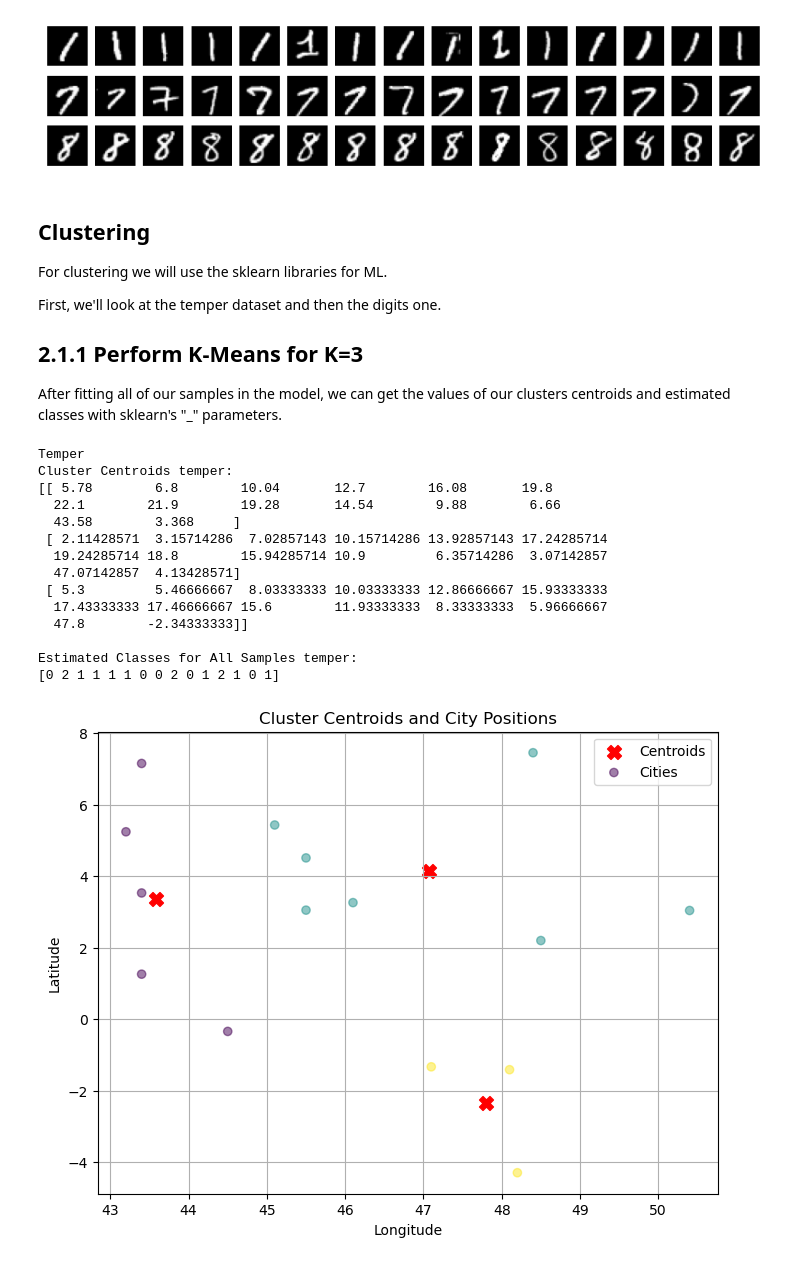
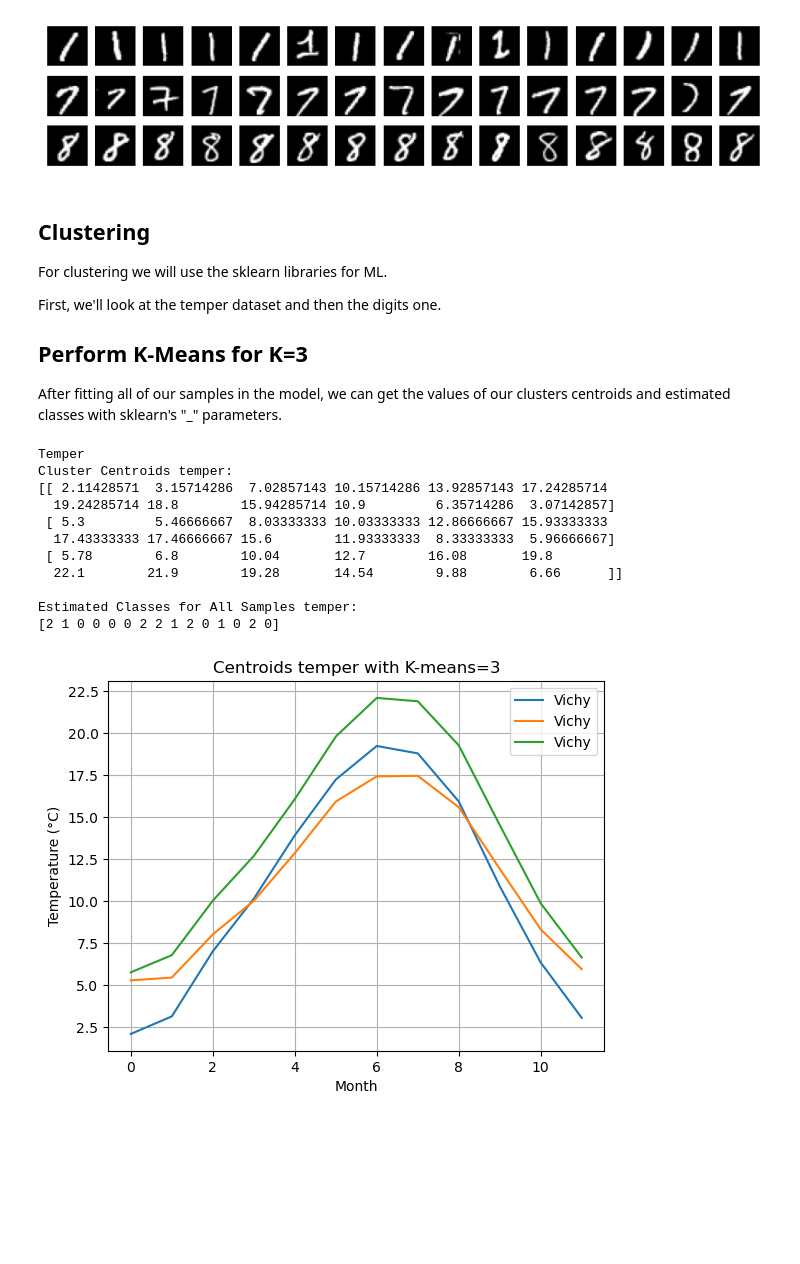
Before and after one commit to Nicolassaint/X-Intro_ML, a Jupyter notebook: code_report.ipynb, the cells around one changed output. Drawn from its saved outputs; the diff is of its cells as text; code cells hidden in the pictures; blank space fills up the shorter version.

```diff
--- a/code_report.ipynb
+++ b/code_report.ipynb
@@ -143,55 +144,47 @@ For clustering we will use the sklearn libraries for ML.
 
 First, we'll look at the temper dataset and then the digits one.
 
-## 2.1.1 Perform K-Means for K=3
+## Perform K-Means for K=3
 
 After fitting all of our samples in the model, we can get the values of our clusters centroids and estimated classes with sklearn's "_" parameters.
 # %%
 
 from sklearn.cluster import KMeans
 
 # K-means clustering with K=3
 kmeans_temper = KMeans(n_clusters=3, random_state=0)
-kmeans_temper.fit(x1['data'])
+kmeans_temper.fit(data_temperatures)
 
 # Get cluster centroids and estimated classes
 cluster_centroids_temper = kmeans_temper.cluster_centers_
 estimated_classes_temper = kmeans_temper.labels_
 
 # Access to the cluster centroids and estimated classes :
 print("Temper")
 print("Cluster Centroids temper:")
 print(cluster_centroids_temper)
 print("\nEstimated Classes for All Samples temper:")
 print(estimated_classes_temper)
 
-# 2.1.2 Plot the cluster centroids
-pl.figure(figsize=(8, 6))
-pl.scatter(cluster_centroids_temper[:, -2], cluster_centroids_temper[:, -1], marker='X', s=100, c='red', label='Centroids')
-pl.scatter(x1['data'][:, -2], x1['data'][:, -1], c=kmeans_temper.labels_, cmap='viridis', alpha=0.5, label='Cities')
-pl.xlabel('Longitude')
-pl.ylabel('Latitude')
-pl.title('Cluster Centroids and City Positions')
+#Transpose the cluster of centroids
+pl.plot(cluster_centroids_temper.T,label=ville)
 
-for i, ville in enumerate(villes):
-    pl.annotate(ville, (latitudes_longitudes[i, 1], latitudes_longitudes[i, 0]), fontsize=10)
-
+pl.title("Centroids temper with K-means=3")
+pl.xlabel('Month')
+pl.ylabel('Temperature (°C)')
 pl.legend()
 pl.grid(True)
 pl.show()
 # %% [output]
 Temper
 Cluster Centroids temper:
-[[ 5.78        6.8        10.04       12.7        16.08       19.8
-  22.1        21.9        19.28       14.54        9.88        6.66
-  43.58        3.368     ]
- [ 2.11428571  3.15714286  7.02857143 10.15714286 13.92857143 17.24285714
-  19.24285714 18.8        15.94285714 10.9         6.35714286  3.07142857
-  47.07142857  4.13428571]
+[[ 2.11428571  3.15714286  7.02857143 10.15714286 13.92857143 17.24285714
+  19.24285714 18.8        15.94285714 10.9         6.35714286  3.07142857]
  [ 5.3         5.46666667  8.03333333 10.03333333 12.86666667 15.93333333
-  17.43333333 17.46666667 15.6        11.93333333  8.33333333  5.96666667
-  47.8        -2.34333333]]
+  17.43333333 17.46666667 15.6        11.93333333  8.33333333  5.96666667]
+ [ 5.78        6.8        10.04       12.7        16.08       19.8
+  22.1        21.9        19.28       14.54        9.88        6.66      ]]
 
 Estimated Classes for All Samples temper:
-[0 2 1 1 1 1 0 0 2 0 1 2 1 0 1]
+[2 1 0 0 0 0 2 2 1 2 0 1 0 2 0]
-[figure, old version]
+[figure, new version]
```
Also changed, not shown: parts of 43 cells of this notebook.
